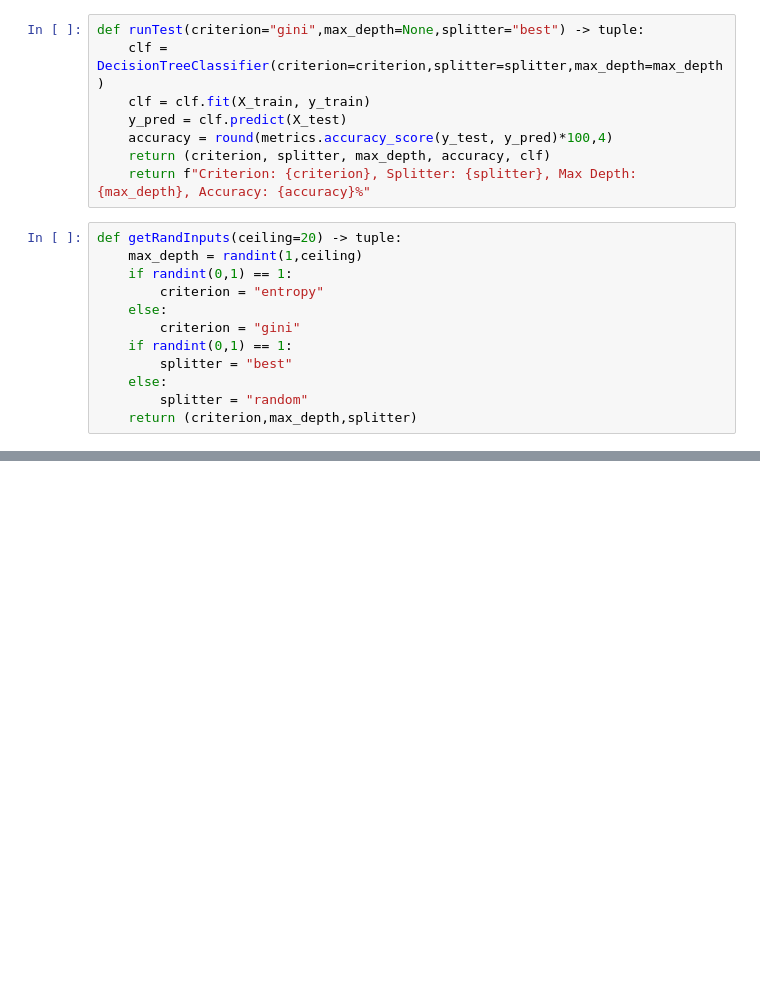
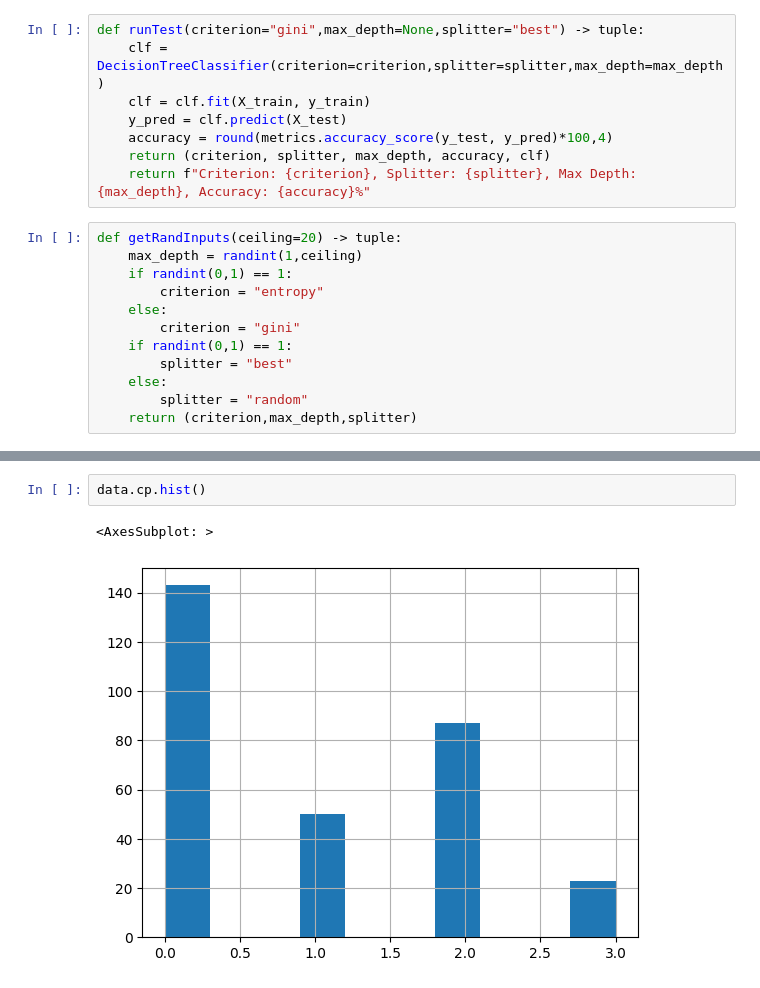
Before and after one commit to MrRitzer/HeartDiseasePrediction, a Jupyter notebook: notebook.ipynb, the cells around one changed output, grey strips where cells are left out. Drawn from its saved outputs; the diff is of its cells as text; blank space fills up the shorter version.

```diff
--- a/notebook.ipynb
+++ b/notebook.ipynb
@@ -72,0 +97,5 @@ results_strs
+# %%
+data.cp.hist()
+# %% [output]
+<AxesSubplot: >
+[figure, added]
```
Also changed, not shown: parts of 7 cells of this notebook.
